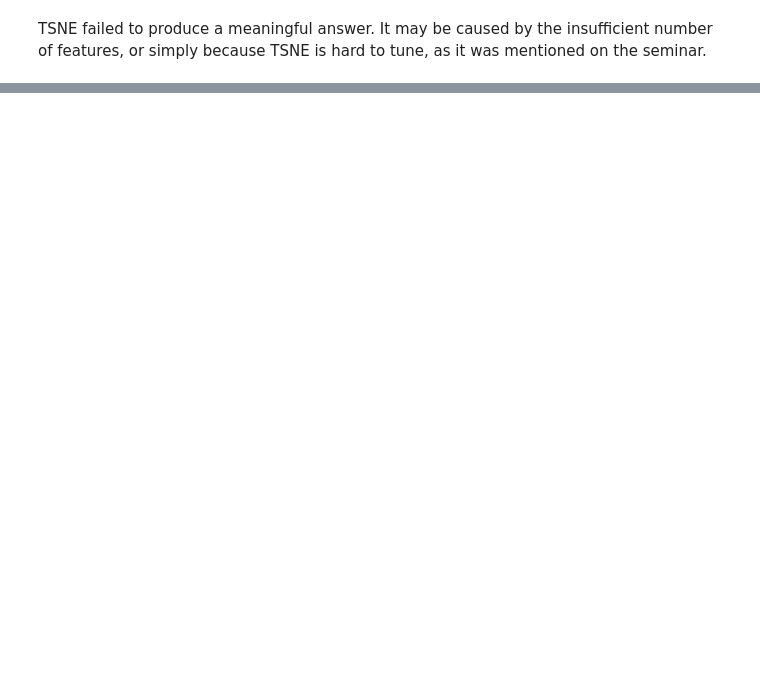
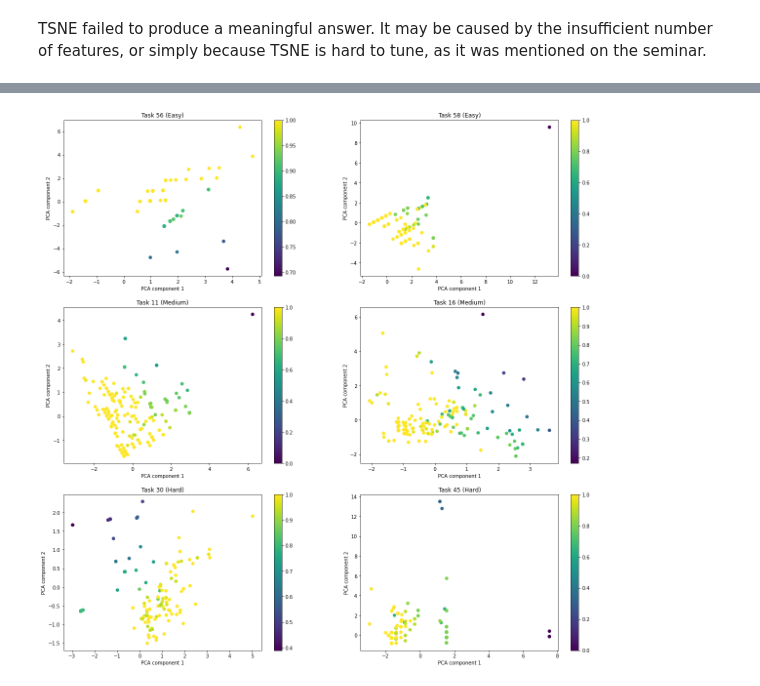
Before and after one commit to rastislavpapco/adaptive-learning-lab, a Jupyter notebook: adaptlearning.ipynb, the cells around one changed output, grey strips where cells are left out. Cells and saved outputs as stored; diff of their text form; code cells hidden in the pictures; blank space fills up the shorter version.

```diff
--- a/adaptlearning.ipynb
+++ b/adaptlearning.ipynb
@@ -109,3 +109,8 @@ log_df.head(10)
 | 9 | 1986 | 1518209 | 31 | YnJlYWs= | 0 | -1 | 272200 | 2017-12-06 17:50:03 | break | 1 |
 # %% [markdown]
 # Statistics
+# %%
+index = 40553
+f = open("tmp/{}.py".format(index), 'w')
+f.write(log_df.at[index, 'code'].replace('break', '\n'))
+f.close()
@@ -346,0 +362,70 @@ TSNE failed to produce a meaningful answer. It may be caused by the insufficient
+# %%
+fig, axes = plt.subplots(nrows=3, ncols=2, figsize=(20, 20))
+
+for item, dif, plt_row, plt_col in zip([56, 58, 11, 16, 30, 45],
+                                       ["Easy", "Easy", "Medium", "Medium", "Hard", "Hard"],
+                                       [0, 0, 1, 1, 2, 2],
+                                       [0, 1, 0, 1, 0, 1]):
+    task_df = log_df[log_df['item'] == item]
+    solution = questions_df.at[item, 'solution'][2:-2].split(',')[1].replace('"', '')
+    solution = decode_program(solution)
+
+    # Find ast-parsable solutions
+    parsed = task_df.code.apply(decode_ast)
+
+    # Pick only ast-parsable solutions
+    task_df_parsed = pd.DataFrame(task_df[parsed])
+
+    # Compute similarity to solution code
+    similarities = pycode_similar.detect([solution, *task_df_parsed.code.values])
+    sim_perc = np.array([x[1][0].plagiarism_percent for x in similarities])
+    task_df_parsed["sim_perc_sol"] = sim_perc
+
+    # Compute answer's ast length (abstract syntax tree)
+    ast_len = []
+
+    for x in similarities:
+        if x[1][0].info_candidate is not None:
+            ast_len.append(len(x[1][0].info_candidate.func_ast_lines))
+        else:
+            ast_len.append(0)
+
+    task_df_parsed['ast_len'] = ast_len
+
+    # Compute similarity to closest correct answer
+    correct_codes = task_df_parsed[task_df_parsed['correct'] == 1].code.values.tolist()
+    correct_codes.append(solution)
+    sim_perc_closest = []
+
+    for index, row in task_df_parsed.iterrows():
+        if row['correct'] == 1:
+            sim_perc_closest.append(1)
+        else:
+            try:
+                similarities = pycode_similar.detect([row['code'], *correct_codes])
+                sim_perc = [x[1][0].plagiarism_percent for x in similarities]
+                closest = max(sim_perc)
+            except:
+                closest = 0
+            sim_perc_closest.append(closest)
+
+    task_df_parsed['sim_perc_closest'] = sim_perc_closest
+
+    # Drop unnecessary columns
+    task_df_parsed = task_df_parsed.drop(['id', 'item', 'user', 'time', 'answer', 'code',
+                                          'moves', 'responseTime', 'correct'],
+                                         axis=1)
+
+    # Scale the columns and perform pca
+    pca_components = pca.fit_transform(scaler.fit_transform(task_df_parsed[[x for x in task_df_parsed.columns]]))
+
+    ax = axes[plt_row, plt_col]
+    im = ax.scatter(*pca_components.T[:2], c=task_df_parsed.sim_perc_closest)
+    ax.set_title("Task {} ({})".format(item, dif))
+    ax.set_ylabel('PCA component 2')
+    ax.set_xlabel('PCA component 1')
+    fig.colorbar(im, ax=ax)
+
+plt.show()
+# %% [output]
+[figure, added]
```
Also changed, not shown: parts of 5 cells of this notebook.
